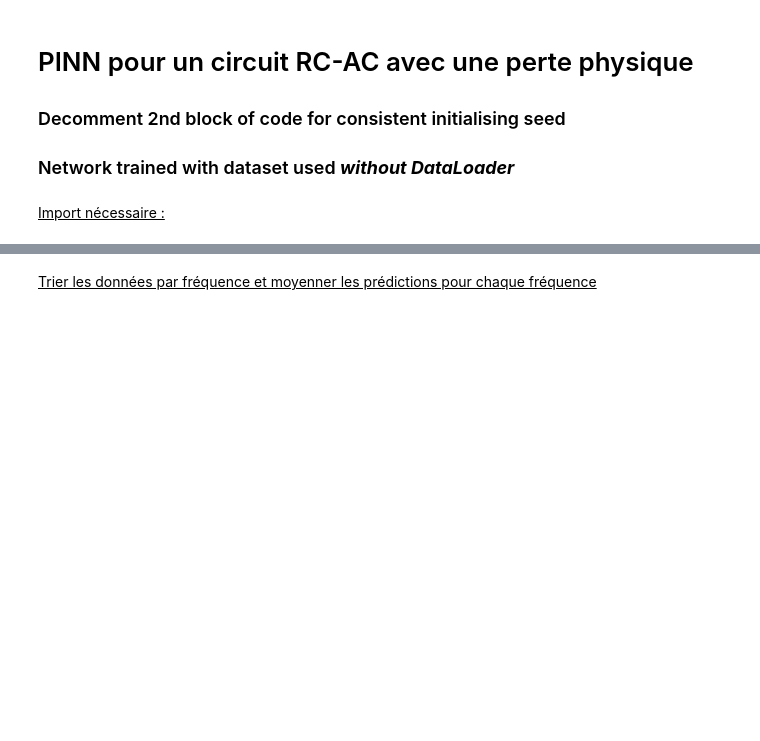
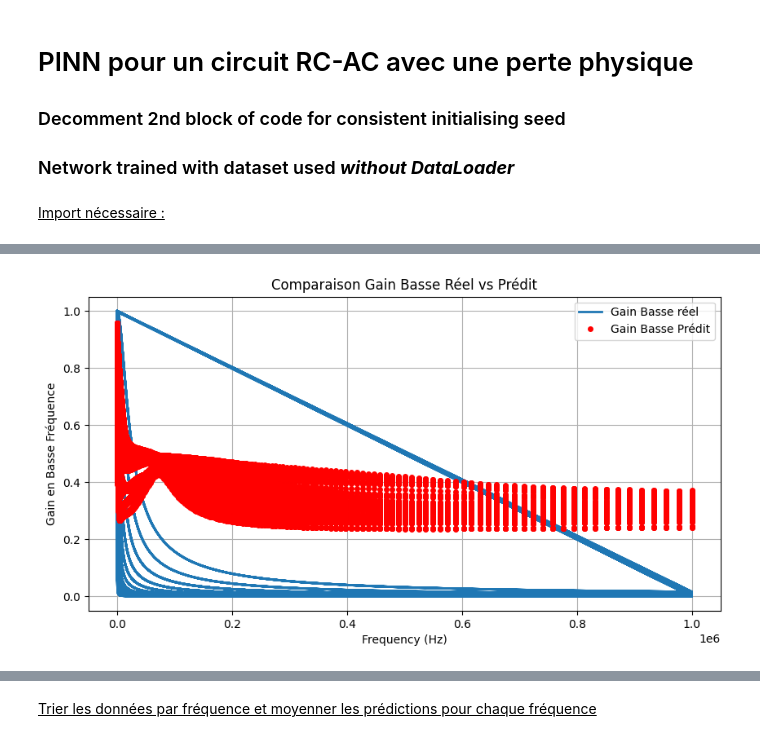
Before and after one commit to Dream-Team-L3MI/Projet_L3MI, a Jupyter notebook: Partie_2_S6/NN_test/RC_AC_pinns.ipynb, the cells around one changed output, grey strips where cells are left out. Drawn from its saved outputs; the diff is of its cells as text; code cells hidden in the pictures; blank space fills up the shorter version.

```diff
--- a/Partie_2_S6/NN_test/RC_AC_pinns.ipynb
+++ b/Partie_2_S6/NN_test/RC_AC_pinns.ipynb
@@ -208,16 +365,83 @@ plt.show()
 # %%
 model.eval()
 
-# No gradient calculation during evaluation
 with torch.no_grad():
-    # Forward pass
-    predictions = model( X_tensor )  # Assuming X_tensor is your input data
+    # Prédictions (N, 4)
+    predictions = model(X_tensor).cpu().numpy()
 
-    # Calculate the loss (optional)
-    loss = criterion( predictions , Y_tensor )
-    print( f"Evaluation Loss: {loss.item():.3f}" )
+    # Séparation des colonnes
+    predictions_GB = predictions[:, 0:1]
+    predictions_GH = predictions[:, 1:2]
+    predictions_PR = predictions[:, 2:3]
+    predictions_PC = predictions[:, 3:4]
 
-    predictions_original = scaler_y.inverse_transform( predictions.numpy() )
+    # Calcul des pertes
+    loss_GB = criterion(torch.tensor(predictions_GB), Y_tensor_GB)
+    loss_GH = criterion(torch.tensor(predictions_GH), Y_tensor_GH)
+    loss_PR = criterion(torch.tensor(predictions_PR), Y_tensor_PR)
+    loss_PC = criterion(torch.tensor(predictions_PC), Y_tensor_PC)
 
-    # Print the inverse transformed predictions
-    print( "Inverse Predictions: \n", predictions_original )
+    print(f"Loss GB : {loss_GB.item():.3f}")
+    print(f"Loss GH : {loss_GH.item():.3f}")
+    print(f"Loss PR : {loss_PR.item():.3f}")
+    print(f"Loss PC : {loss_PC.item():.3f}")
+
+    # Dénormalisation des prédictions
+    predictions_original_GB = scaler_y_GB.inverse_transform(predictions_GB)
+    predictions_original_GH = scaler_y_GH.inverse_transform(predictions_GH)
+    predictions_original_PR = scaler_y_PR.inverse_transform(predictions_PR)
+    predictions_original_PC = scaler_y_PC.inverse_transform(predictions_PC)
+
+    # Dénormalisation des vraies valeurs
+    Y_true_original_GB = scaler_y_GB.inverse_transform(Y_tensor_GB.numpy())
+    Y_true_original_GH = scaler_y_GH.inverse_transform(Y_tensor_GH.numpy())
+    Y_true_original_PR = scaler_y_PR.inverse_transform(Y_tensor_PR.numpy())
+    Y_true_original_PC = scaler_y_PC.inverse_transform(Y_tensor_PC.numpy())
+
+    # Dénormalisation des fréquences
+    frequencies = scaler_x.inverse_transform(X_tensor.numpy())[:, 3]
+
+# Tracé Gain Basse
+plt.figure(figsize=(10, 5))
+plt.plot(frequencies, Y_true_original_GB[:, 0], label="Gain Basse réel", linewidth=2)
+plt.plot(frequencies, predictions_original_GB[:, 0], 'o', label="Gain Basse Prédit", markersize=4, color='red')
+plt.xlabel("Frequency (Hz)")
+plt.ylabel("Gain en Basse Fréquence")
+plt.title("Comparaison Gain Basse Réel vs Prédit")
+plt.legend()
+plt.grid(True)
+plt.show()
+
+# Tracé Gain Haute
+plt.figure(figsize=(10, 5))
+plt.plot(frequencies, Y_true_original_GH[:, 0], label="Gain Haute réel", linewidth=2)
+plt.plot(frequencies, predictions_original_GH[:, 0], 'o', label="Gain Haute Prédit", markersize=4, color='red')
+plt.xlabel("Frequency (Hz)")
+plt.ylabel("Gain en Haute Fréquence")
+plt.title("Comparaison Gain Haute Réel vs Prédit")
+plt.legend()
+plt.grid(True)
+plt.show()
+
+# Tracé Phase R
+plt.figure(figsize=(10, 5))
+plt.plot(frequencies, Y_true_original_PR[:, 0], label="Phase R réel", linewidth=2)
+plt.plot(frequencies, predictions_original_PR[:, 0], 'o', label="Phase R Prédit", markersize=4, color='red')
+plt.xlabel("Frequency (Hz)")
+plt.ylabel("Phase R")
+plt.title("Comparaison Phase R Réel vs Prédit")
+plt.legend()
+plt.grid(True)
+plt.show()
+
+# Tracé Phase C
+plt.figure(figsize=(10, 5))
+plt.plot(frequencies, Y_true_original_PC[:, 0], label="Phase C réel", linewidth=2)
+plt.plot(frequencies, predictions_original_PC[:, 0], 'o', label="Phase C Prédit", markersize=4, color='red')
+plt.xlabel("Frequency (Hz)")
+plt.ylabel("Phase C")
+plt.title("Comparaison Phase C Réel vs Prédit")
+plt.legend()
+plt.grid(True)
+plt.show()
+# %% [output]
@@ -223,0 +452 @@ with torch.no_grad():
+[figure, added]
```
Also changed, not shown: parts of 21 cells of this notebook, 8 other files.
